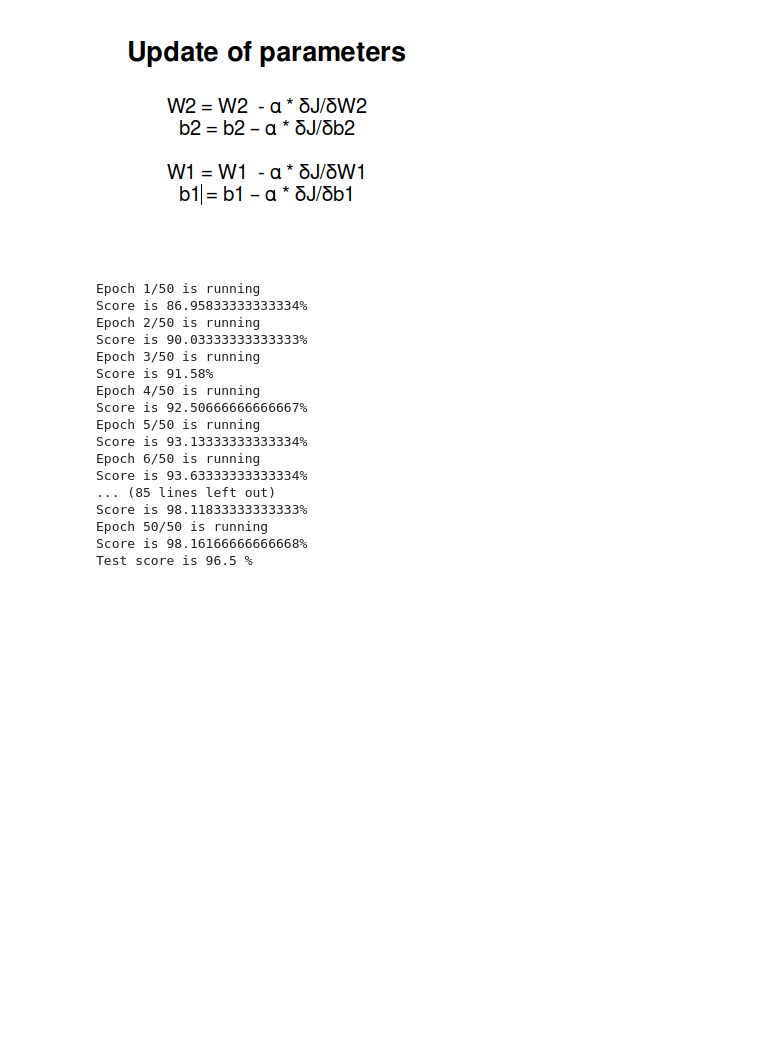
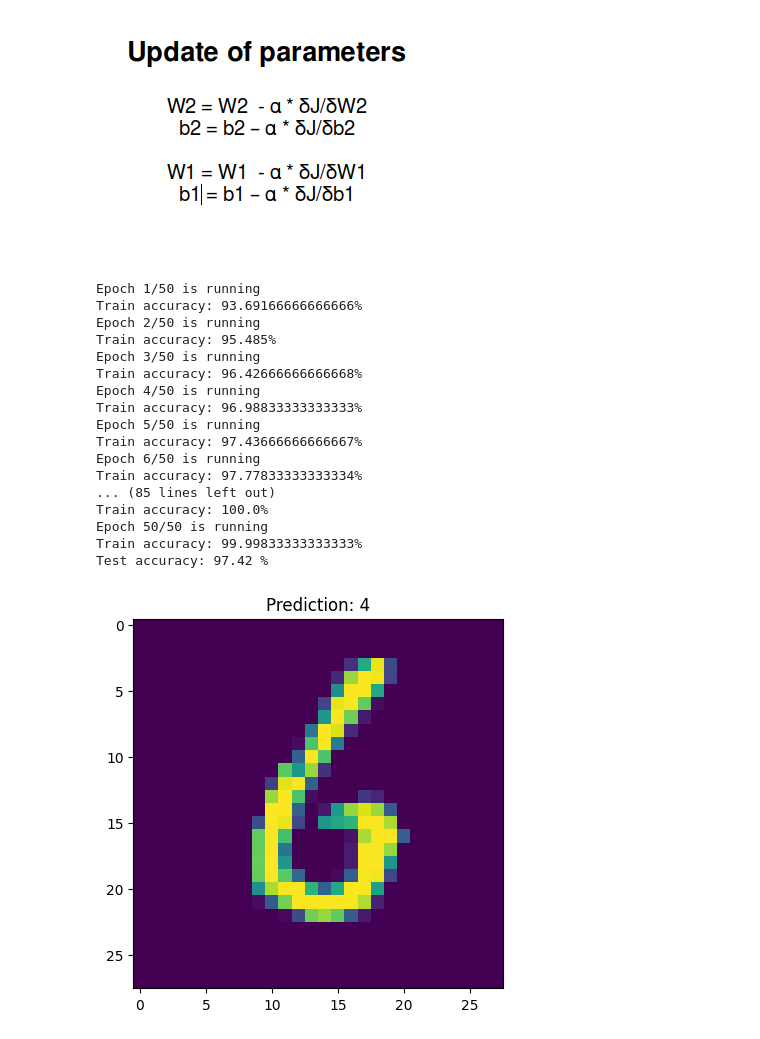
Before and after one commit to Maus01/MNIST, a Jupyter notebook: mnist.ipynb, the cells around one changed output. Cells and saved outputs as stored; diff of their text form; code cells hidden in the pictures; blank space fills up the shorter version.

Commit message:
Added prediction function

```diff
--- a/mnist.ipynb
+++ b/mnist.ipynb
@@ -25,6 +24,10 @@ def onehot_decode(y):
     y = y.reshape((10,1))
     index = np.argmax(y, axis=0)
     return index[0]
+
+    image_new = np.abs(image - 1)
+    return image_new
+
 
 #codes whole y dataset
 def code_y(y):
@@ -86,15 +89,15 @@ class Model:
         self.x_test = x_test
         self.y_test = y_test
         self.lr = lr
-
-    def forward(self, x_train):
-        Z1 = np.dot(self.W1, x_train) + self.b1
+     #Forward propagation
+    def forward(self, X):
+        Z1 = np.dot(self.W1, X) + self.b1
         A1 = ReLU(Z1)
         Z2 = np.dot(self.W2,A1) + self.b2
         A2 = softmax(Z2)
 
         return Z1, A1, Z2, A2
-
+    #Back propagation
     def backprop(self, Z1, A1, Z2, A2, X, Y, batch_size):
 
         dC_dW2 = np.dot(A2 - Y, A1.T)*(1/batch_size)
@@ -106,7 +109,7 @@ class Model:
 
         return dC_dW2, dC_db2, dC_dW1, dC_db1
 
-
+    #Update of the weights and bias
     def update_params(self, dW2, db2, dW1, db1):
 
         self.W2 = self.W2 - dW2 * self.lr
@@ -138,7 +141,7 @@ class Model:
                 score += 1
         return score / m
 
-
+   #Training of the neural network
     def train(self, epochs, batch_size):
         batches = self.x_train.shape[1] // batch_size
         iter_batches = list(range(0, batches*batch_size, batch_size))
@@ -154,10 +157,18 @@ class Model:
                 self.update_params(dW2, db2, dW1, db1)
 
             train_score = self.train_score()
-            print(f'Score is {train_score*100}%')
+            print(f'Train accuracy: {train_score*100}%')
 
         test_score = self.test_score()
-        print(f"Test score is {test_score * 100} %")
+        print(f"Test accuracy: {test_score * 100} %")
 
 
-model = Model(x_train, y_train, x_test, y_test, 0.1)
+    #Prediction for one number from test dataset
+    def one_prediction(self, image_number):
+        image = self.x_test[:,image_number]
+        image = image.reshape((784,1))
+        _,_,_,A2 = self.forward(image)
+        prediction = onehot_decode(A2)
+
+        plt.imshow(image.reshape((28,28)))
+        plt.title(f'Prediction: {prediction}')
@@ -164,20 +177,24 @@ model = Model(x_train, y_train, x_test, y_test, 0.1)
 # %%
-model.train(epochs = 50, batch_size = 256)
+model.train(epochs = 50, batch_size = 32)
 # %% [output]
 Epoch 1/50 is running
-Score is 86.95833333333334%
+Train accuracy: 93.69166666666666%
 Epoch 2/50 is running
-Score is 90.03333333333333%
+Train accuracy: 95.485%
 Epoch 3/50 is running
-Score is 91.58%
+Train accuracy: 96.42666666666668%
 Epoch 4/50 is running
-Score is 92.50666666666667%
+Train accuracy: 96.98833333333333%
 Epoch 5/50 is running
-Score is 93.13333333333334%
+Train accuracy: 97.43666666666667%
 Epoch 6/50 is running
-Score is 93.63333333333334%
+Train accuracy: 97.77833333333334%
 ... (85 lines left out)
-Score is 98.11833333333333%
+Train accuracy: 100.0%
 Epoch 50/50 is running
-Score is 98.16166666666668%
-Test score is 96.5 %
+Train accuracy: 99.99833333333333%
+Test accuracy: 97.42 %
+# %%
+model.one_prediction(50)
+# %% [output]
+[figure, added]
```
Also changed, not shown: parts of 2 cells of this notebook.
